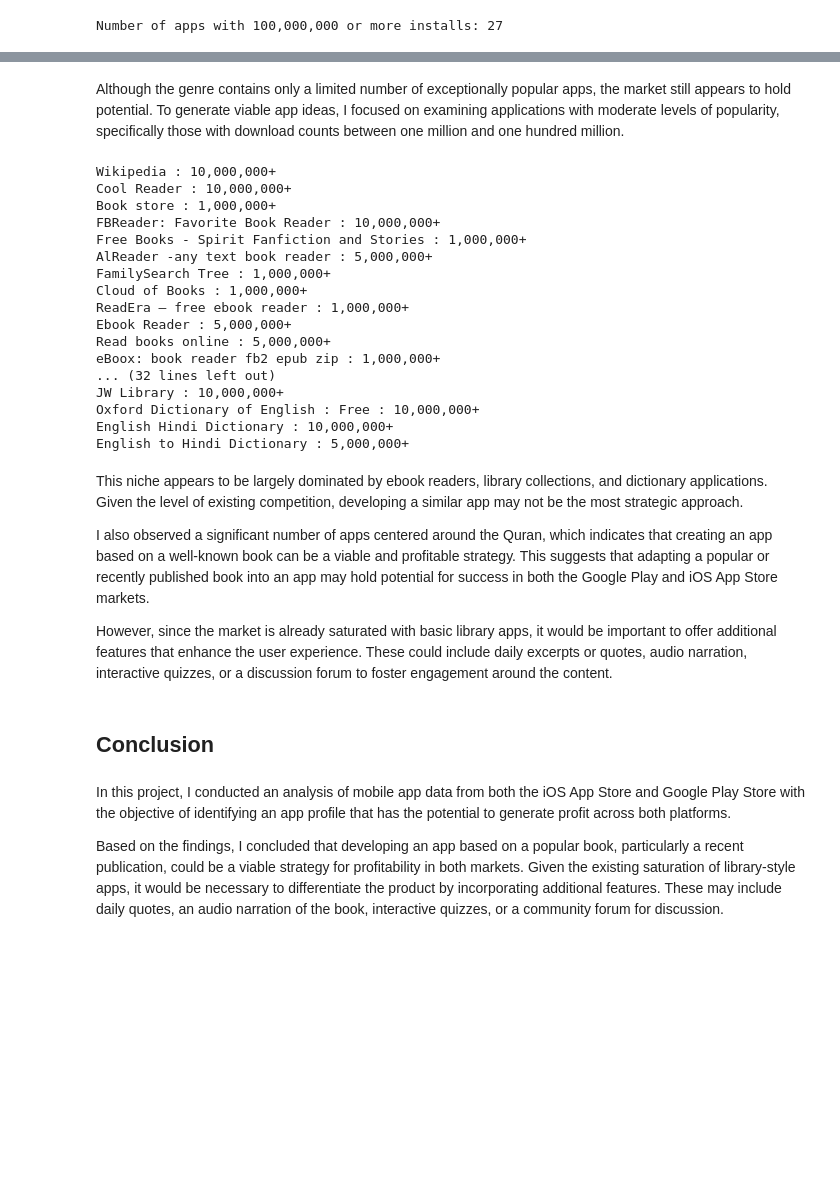
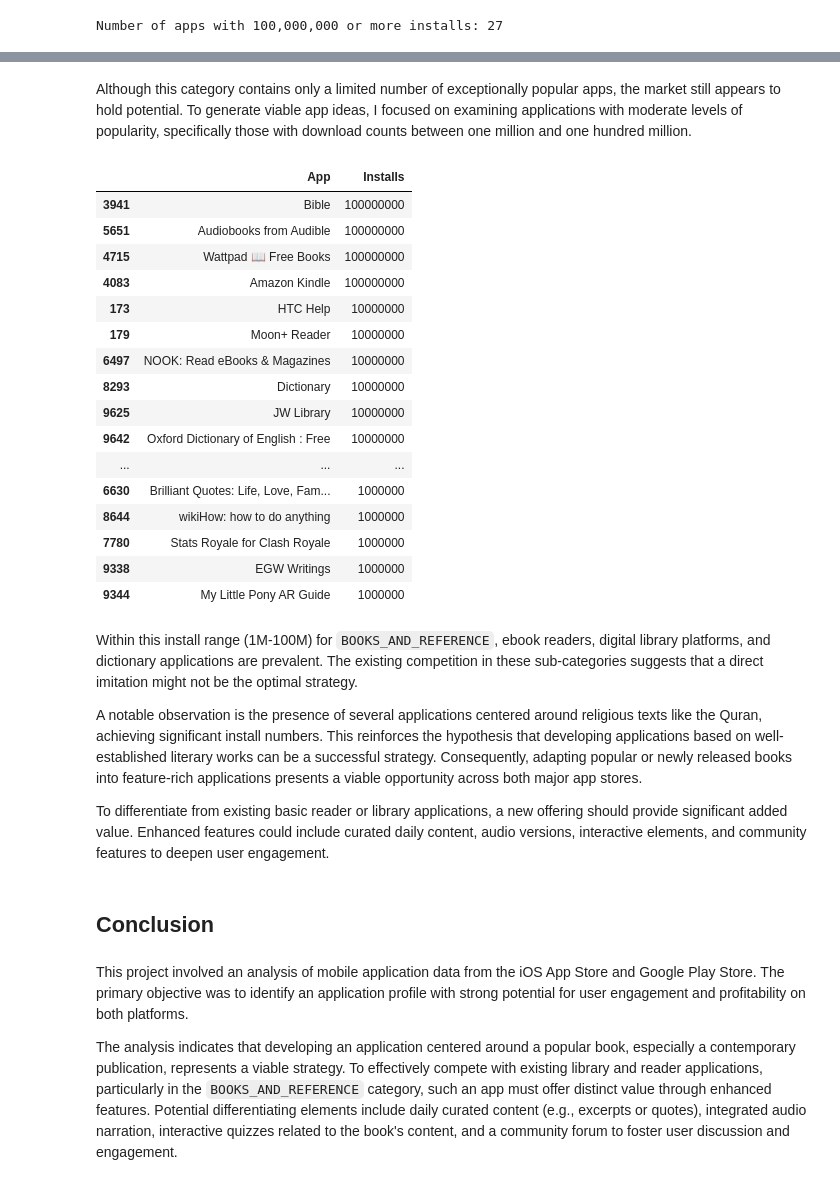
Before and after one commit to xjwllmsx/profitable-app-profiles, a Jupyter notebook: notebook/analysis.ipynb, the cells around one changed output, grey strips where cells are left out. Saved outputs shown, nothing was run; the diff lists cells and outputs as text; code cells hidden in the pictures; blank space fills up the shorter version.

Commit message:
Improve language and tone, and use pandas library for remainder of 'Most Popular Apps by Genre' section

```diff
--- a/notebook/analysis.ipynb
+++ b/notebook/analysis.ipynb
@@ -946,44 +953,43 @@ Audiobooks from Audible : 100,000,000+
 Number of apps with 100,000,000 or more installs: 5
 # %% [markdown]
-Although the genre contains only a limited number of exceptionally popular apps, the market still appears to hold potential. To generate viable app ideas, I focused on examining applications with moderate levels of popularity, specifically those with download counts between one million and one hundred million.
+Although this category contains only a limited number of exceptionally popular apps, the market still appears to hold potential. To generate viable app ideas, I focused on examining applications with moderate levels of popularity, specifically those with download counts between one million and one hundred million.
-# %%
-# Loop through the Google Play Store dataset
-for app in android_final:
-    # Find and print the names of each app in the book and reference genre with their number of installs if the number of installs is between one million and one hundred million
-    if app[1] == "BOOKS_AND_REFERENCE" and app[5] in [
-        "1,000,000+",
-        "5,000,000+",
-        "10,000,000+",
-        "50,000,000+",
-    ]:
-        print(app[0], ":", app[5])
-# %% [output]
-Wikipedia : 10,000,000+
-Cool Reader : 10,000,000+
-Book store : 1,000,000+
-FBReader: Favorite Book Reader : 10,000,000+
-Free Books - Spirit Fanfiction and Stories : 1,000,000+
-AlReader -any text book reader : 5,000,000+
-FamilySearch Tree : 1,000,000+
-Cloud of Books : 1,000,000+
-ReadEra – free ebook reader : 1,000,000+
-Ebook Reader : 5,000,000+
-Read books online : 5,000,000+
-eBoox: book reader fb2 epub zip : 1,000,000+
-... (32 lines left out)
-JW Library : 10,000,000+
-Oxford Dictionary of English : Free : 10,000,000+
-English Hindi Dictionary : 10,000,000+
-English to Hindi Dictionary : 5,000,000+
+# %%
+# Filter for BOOKS_AND_REFERENCE apps with installs between 1 million and 100 million
+android_analytical_df.loc[
+    (android_analytical_df["Category"] == "BOOKS_AND_REFERENCE")
+    & (
+        (android_analytical_df["Installs"] >= 1000000)
+        & (android_analytical_df["Installs"] <= 100000000)
+    ),
+    ["App", "Installs"],
+].sort_values("Installs", ascending=False)
+# %% [output]
+|  | App | Installs |
+| 3941 | Bible | 100000000 |
+| 5651 | Audiobooks from Audible | 100000000 |
+| 4715 | Wattpad 📖 Free Books | 100000000 |
+| 4083 | Amazon Kindle | 100000000 |
+| 173 | HTC Help | 10000000 |
+| 179 | Moon+ Reader | 10000000 |
+| 6497 | NOOK: Read eBooks & Magazines | 10000000 |
+| 8293 | Dictionary | 10000000 |
+| 9625 | JW Library | 10000000 |
+| 9642 | Oxford Dictionary of English : Free | 10000000 |
+| ... | ... | ... |
+| 6630 | Brilliant Quotes: Life, Love, Fam... | 1000000 |
+| 8644 | wikiHow: how to do anything | 1000000 |
+| 7780 | Stats Royale for Clash Royale | 1000000 |
+| 9338 | EGW Writings | 1000000 |
+| 9344 | My Little Pony AR Guide | 1000000 |
 # %% [markdown]
-This niche appears to be largely dominated by ebook readers, library collections, and dictionary applications. Given the level of existing competition, developing a similar app may not be the most strategic approach.
+Within this install range (1M-100M) for `BOOKS_AND_REFERENCE`, ebook readers, digital library platforms, and dictionary applications are prevalent. The existing competition in these sub-categories suggests that a direct imitation might not be the optimal strategy.
 
-I also observed a significant number of apps centered around the Quran, which indicates that creating an app based on a well-known book can be a viable and profitable strategy. This suggests that adapting a popular or recently published book into an app may hold potential for success in both the Google Play and iOS App Store markets.
+A notable observation is the presence of several applications centered around religious texts like the Quran, achieving significant install numbers. This reinforces the hypothesis that developing applications based on well-established literary works can be a successful strategy. Consequently, adapting popular or newly released books into feature-rich applications presents a viable opportunity across both major app stores.
 
-However, since the market is already saturated with basic library apps, it would be important to offer additional features that enhance the user experience. These could include daily excerpts or quotes, audio narration, interactive quizzes, or a discussion forum to foster engagement around the content.
+To differentiate from existing basic reader or library applications, a new offering should provide significant added value. Enhanced features could include curated daily content, audio versions, interactive elements, and community features to deepen user engagement.
 # %% [markdown]
 ## Conclusion
 # %% [markdown]
-In this project, I conducted an analysis of mobile app data from both the iOS App Store and Google Play Store with the objective of identifying an app profile that has the potential to generate profit across both platforms.
+This project involved an analysis of mobile application data from the iOS App Store and Google Play Store. The primary objective was to identify an application profile with strong potential for user engagement and profitability on both platforms.
 
-Based on the findings, I concluded that developing an app based on a popular book, particularly a recent publication, could be a viable strategy for profitability in both markets. Given the existing saturation of library-style apps, it would be necessary to differentiate the product by incorporating additional features. These may include daily quotes, an audio narration of the book, interactive quizzes, or a community forum for discussion.
+The analysis indicates that developing an application centered around a popular book, especially a contemporary publication, represents a viable strategy. To effectively compete with existing library and reader applications, particularly in the `BOOKS_AND_REFERENCE` category, such an app must offer distinct value through enhanced features. Potential differentiating elements include daily curated content (e.g., excerpts or quotes), integrated audio narration, interactive quizzes related to the book's content, and a community forum to foster user discussion and engagement.
```
Also changed, not shown: parts of 36 cells of this notebook.
